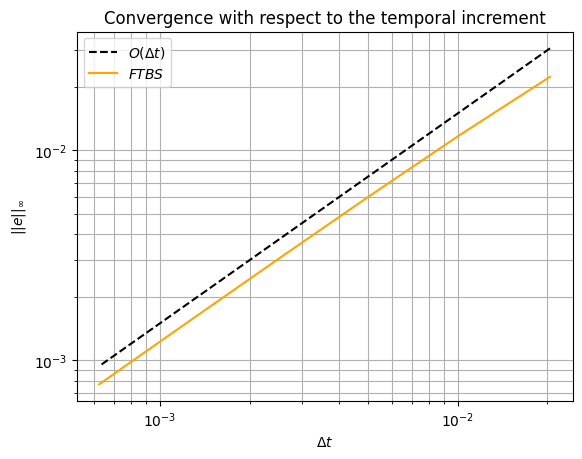
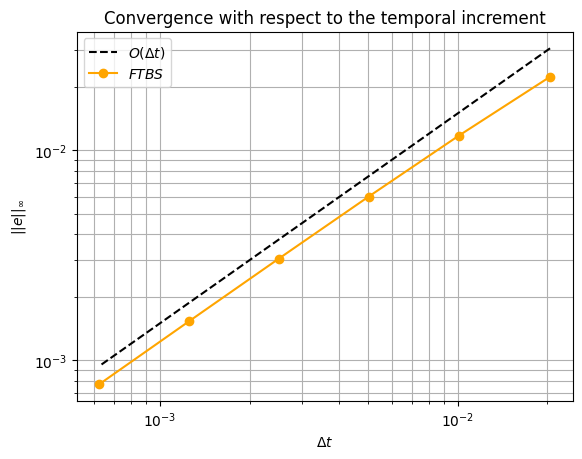
The change to this notebook cell's code, shown as a diff; its figure went from the first image to the second:
--- before
+++ after
@@ -1,4 +1,4 @@
 plt.loglog(dt_values,1.5*np.array(dt_values), 'k--', label=r"$O(\Delta t)$")
-plt.loglog(dt_values,dt_errors,color="orange", label=r"$FTBS$")
+plt.loglog(dt_values,dt_errors,'o-',color="orange", label=r"$FTBS$")
 plt.title("Convergence with respect to the temporal increment")
 plt.xlabel(r'$\Delta t$')

Commit: Exercise 4